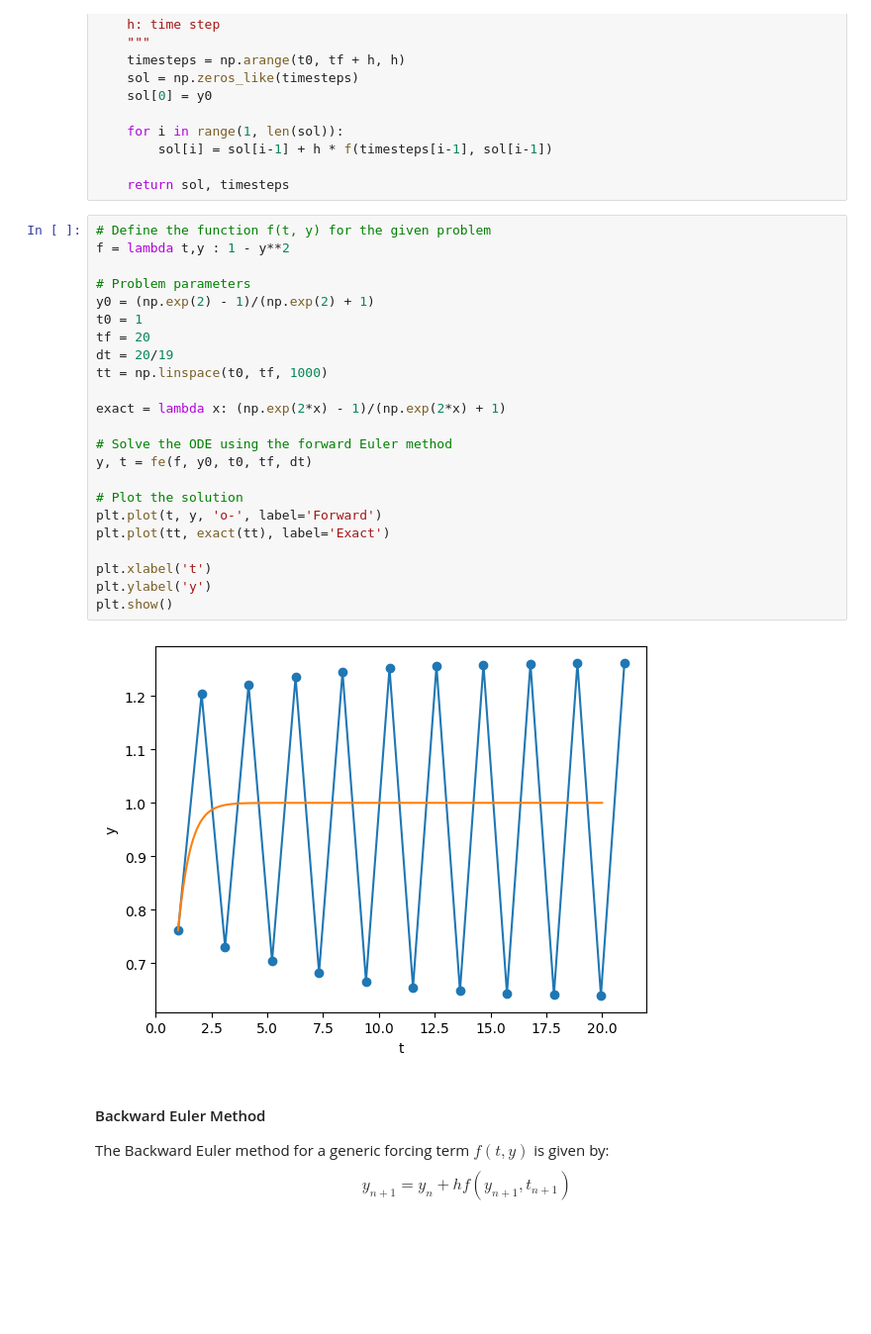
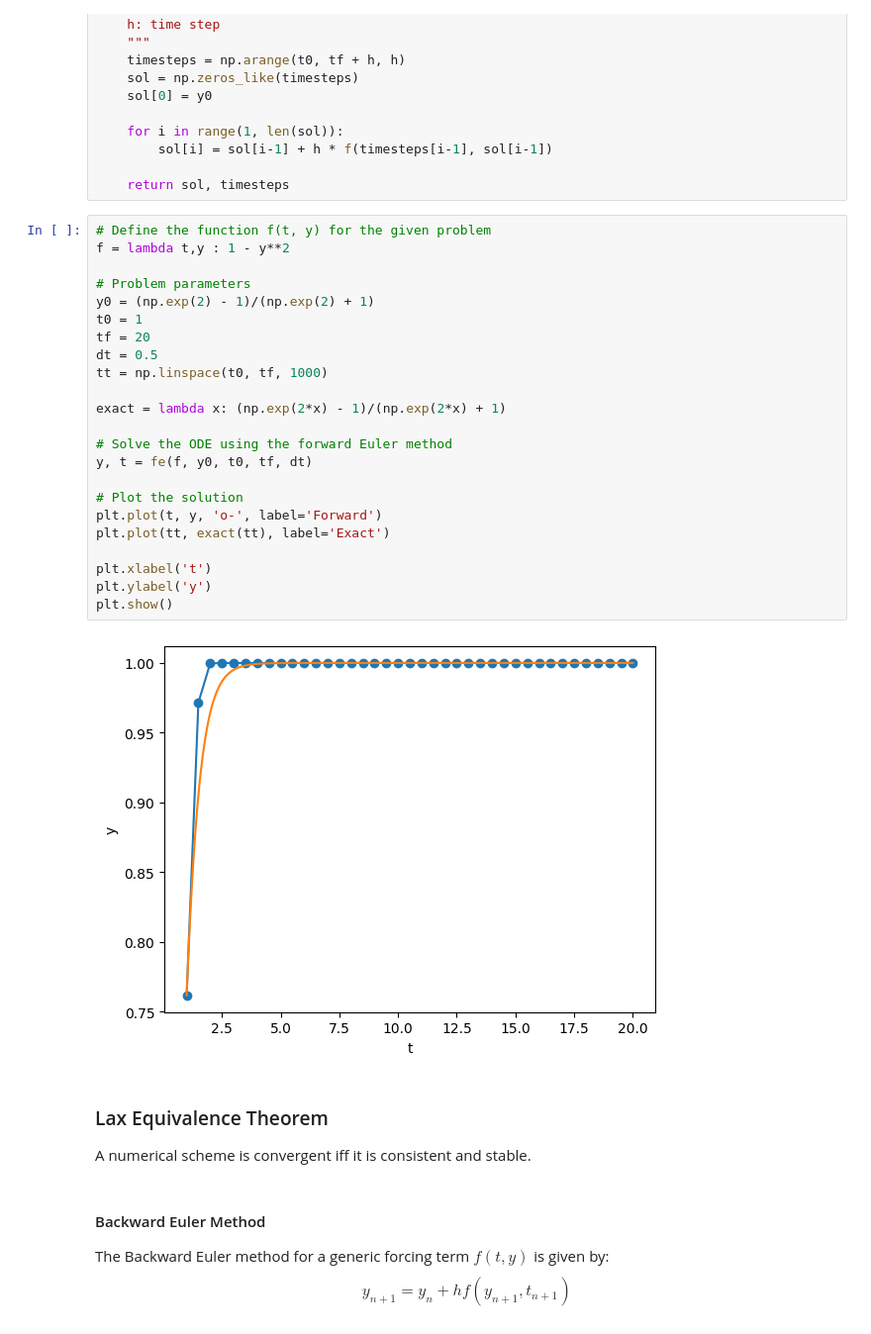
Before and after one commit to arielsboiardi/numerical_analysis_2024-2025, a Jupyter notebook: material/AB-Lab_ODEs.ipynb, the cells around one changed output. Shown: that part at 99% size. Cells and saved outputs as stored; diff of their text form; blank space fills up the shorter version.

```diff
--- a/material/AB-Lab_ODEs.ipynb
+++ b/material/AB-Lab_ODEs.ipynb
@@ -156,28 +168,31 @@ def fe(f, y0, t0, tf, h):
 # %%
 # Define the function f(t, y) for the given problem
 f = lambda t,y : 1 - y**2
 
 # Problem parameters
 y0 = (np.exp(2) - 1)/(np.exp(2) + 1)
 t0 = 1
 tf = 20
-dt = 20/19
+dt = 0.5
 tt = np.linspace(t0, tf, 1000)
 
 exact = lambda x: (np.exp(2*x) - 1)/(np.exp(2*x) + 1)
 
 # Solve the ODE using the forward Euler method
 y, t = fe(f, y0, t0, tf, dt)
 
 # Plot the solution
 plt.plot(t, y, 'o-', label='Forward')
 plt.plot(tt, exact(tt), label='Exact')
 
 plt.xlabel('t')
 plt.ylabel('y')
 plt.show()
 # %% [output]
-[figure, old version]
+[figure, new version]
+# %% [markdown]
+### Lax Equivalence Theorem
+A numerical scheme is convergent iff it is consistent and stable.
 # %% [markdown]
 
 #### Backward Euler Method
```
Also changed, not shown: parts of 9 cells of this notebook.
